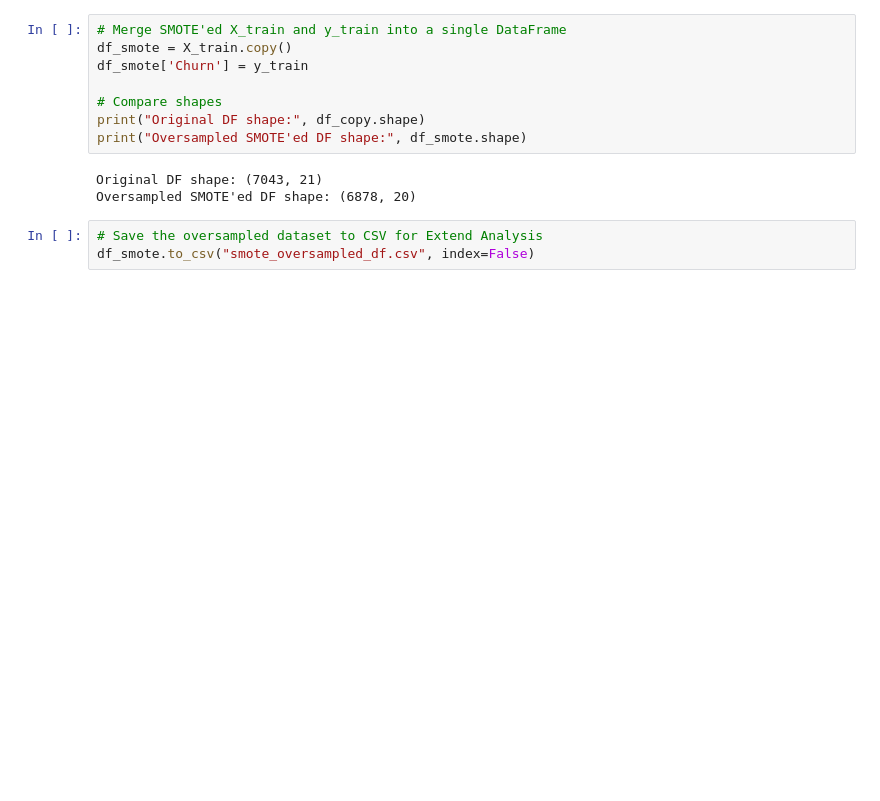
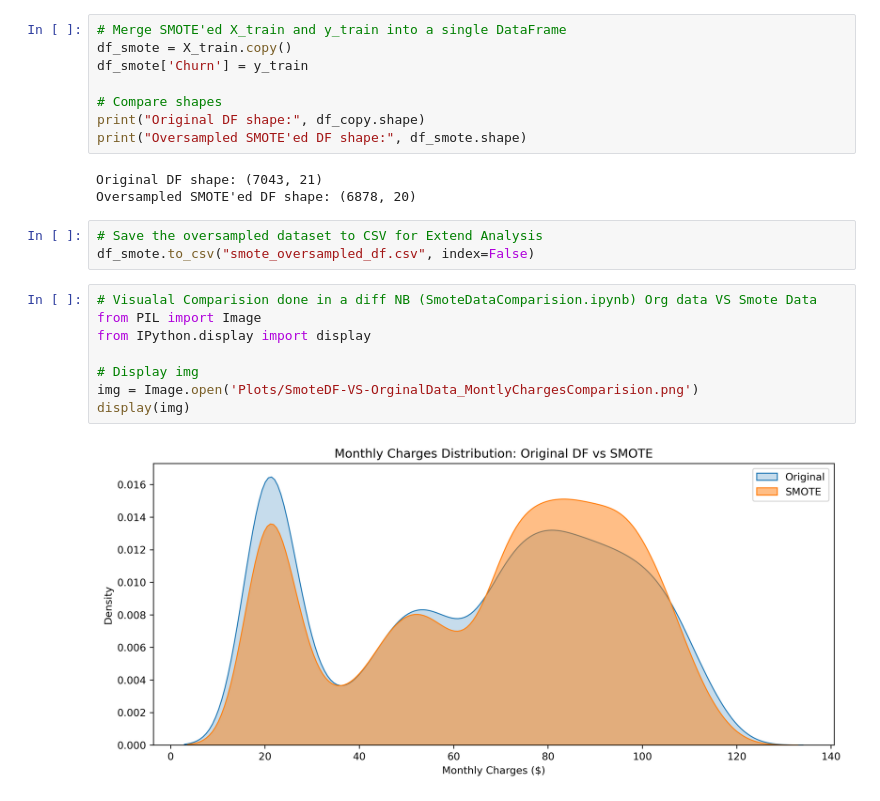
Before and after one commit to joelsiby02/ChurnPrediction-Analaytics-ML, a Jupyter notebook: Notebooks/EDA.ipynb, the cells around one changed output. Saved outputs shown, nothing was run; the diff lists cells and outputs as text; blank space fills up the shorter version.

```diff
--- a/Notebooks/EDA.ipynb
+++ b/Notebooks/EDA.ipynb
@@ -114,3 +114,13 @@ Oversampled SMOTE'ed DF shape: (6878, 20)
 # %%
 # Save the oversampled dataset to CSV for Extend Analysis
 df_smote.to_csv("smote_oversampled_df.csv", index=False)
+# %%
+# Visualal Comparision done in a diff NB (SmoteDataComparision.ipynb) Org data VS Smote Data
+from PIL import Image
+from IPython.display import display
+
+# Display img
+img = Image.open('Plots/SmoteDF-VS-OrginalData_MontlyChargesComparision.png')
+display(img)
+# %% [output]
+[figure, added]
```
Also changed, not shown: parts of 11 cells of this notebook, 2 other files.
